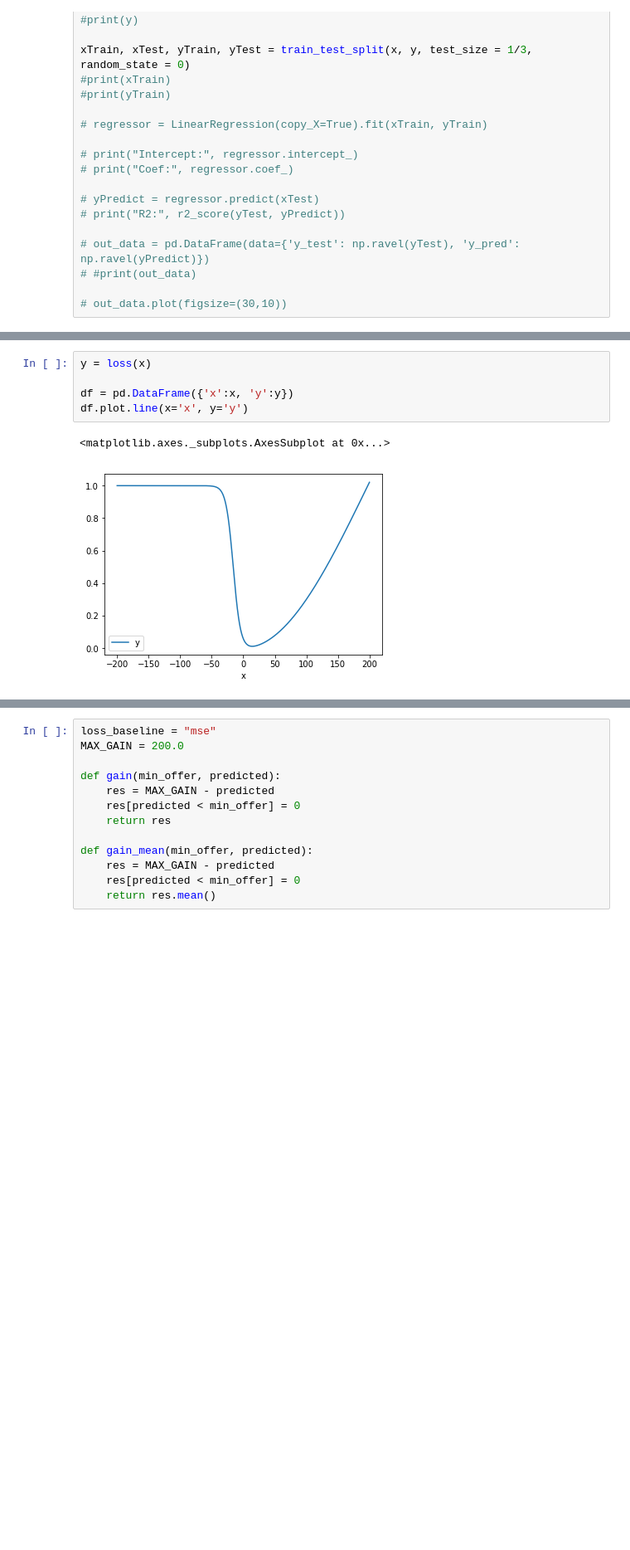
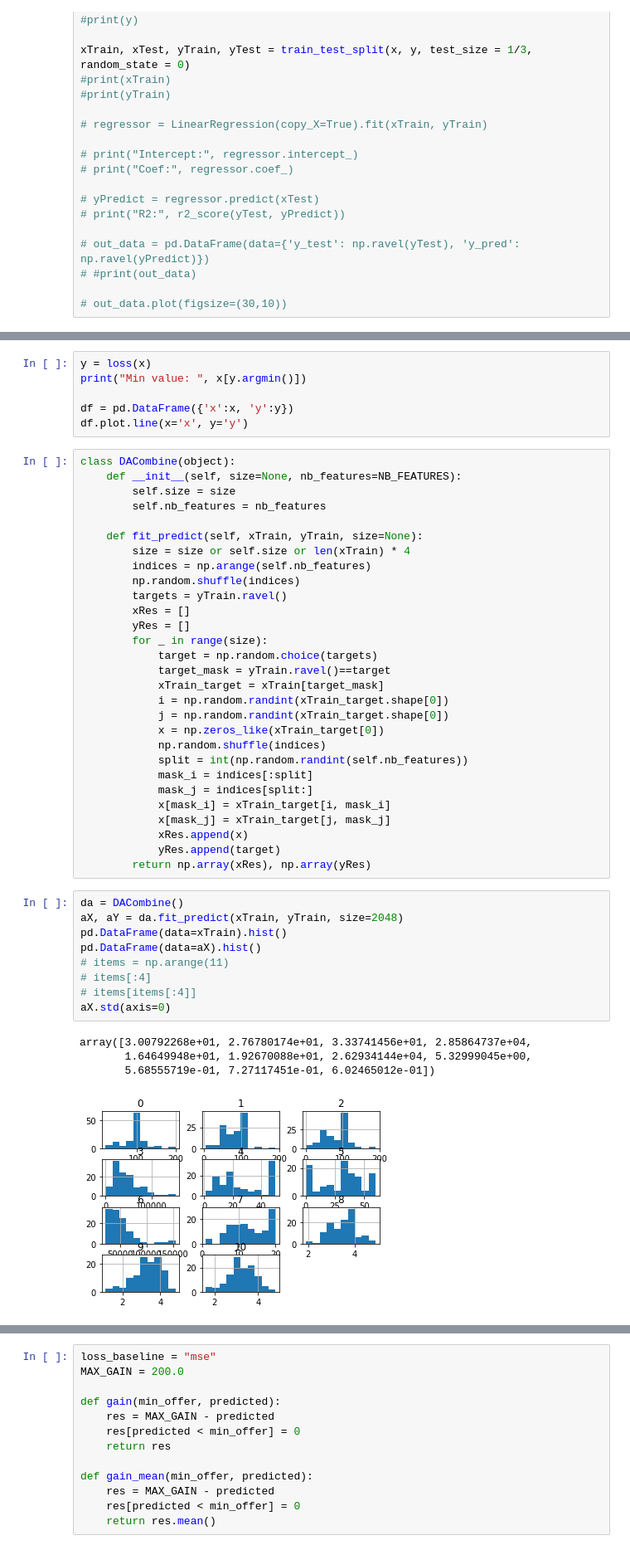
Before and after one commit to afranck64/ultimatum, a Jupyter notebook: notebooks/Model.ipynb, the cells around one changed output, grey strips where cells are left out. Shown at 83% size. Cells and saved outputs as stored; diff of their text form; blank space fills up the shorter version.

```diff
--- a/notebooks/Model.ipynb
+++ b/notebooks/Model.ipynb
@@ -122,8 +121,49 @@ df.plot.line(x='x', y='y')
 # %%
 y = loss(x)
+print("Min value: ", x[y.argmin()])
 
 df = pd.DataFrame({'x':x, 'y':y})
 df.plot.line(x='x', y='y')
-# %% [output]
-<matplotlib.axes._subplots.AxesSubplot at 0x...>
-[figure, removed]
+# %%
+class DACombine(object):
+    def __init__(self, size=None, nb_features=NB_FEATURES):
+        self.size = size
+        self.nb_features = nb_features
+
+    def fit_predict(self, xTrain, yTrain, size=None):
+        size = size or self.size or len(xTrain) * 4
+        indices = np.arange(self.nb_features)
+        np.random.shuffle(indices)
+        targets = yTrain.ravel()
+        xRes = []
+        yRes = []
+        for _ in range(size):
+            target = np.random.choice(targets)
+            target_mask = yTrain.ravel()==target
+            xTrain_target = xTrain[target_mask]
+            i = np.random.randint(xTrain_target.shape[0])
+            j = np.random.randint(xTrain_target.shape[0])
+            x = np.zeros_like(xTrain_target[0])
+            np.random.shuffle(indices)
+            split = int(np.random.randint(self.nb_features))
+            mask_i = indices[:split]
+            mask_j = indices[split:]
+            x[mask_i] = xTrain_target[i, mask_i]
+            x[mask_j] = xTrain_target[j, mask_j]
+            xRes.append(x)
+            yRes.append(target)
+        return np.array(xRes), np.array(yRes)
+# %%
+da = DACombine()
+aX, aY = da.fit_predict(xTrain, yTrain, size=2048)
+pd.DataFrame(data=xTrain).hist()
+pd.DataFrame(data=aX).hist()
+# items = np.arange(11)
+# items[:4]
+# items[items[:4]]
+aX.std(axis=0)
+# %% [output]
+array([3.00792268e+01, 2.76780174e+01, 3.33741456e+01, 2.85864737e+04,
+       1.64649948e+01, 1.92670088e+01, 2.62934144e+04, 5.32999045e+00,
+       5.68555719e-01, 7.27117451e-01, 6.02465012e-01])
+[figure, added]
```
Also changed, not shown: parts of 8 cells of this notebook, 3 other files.
